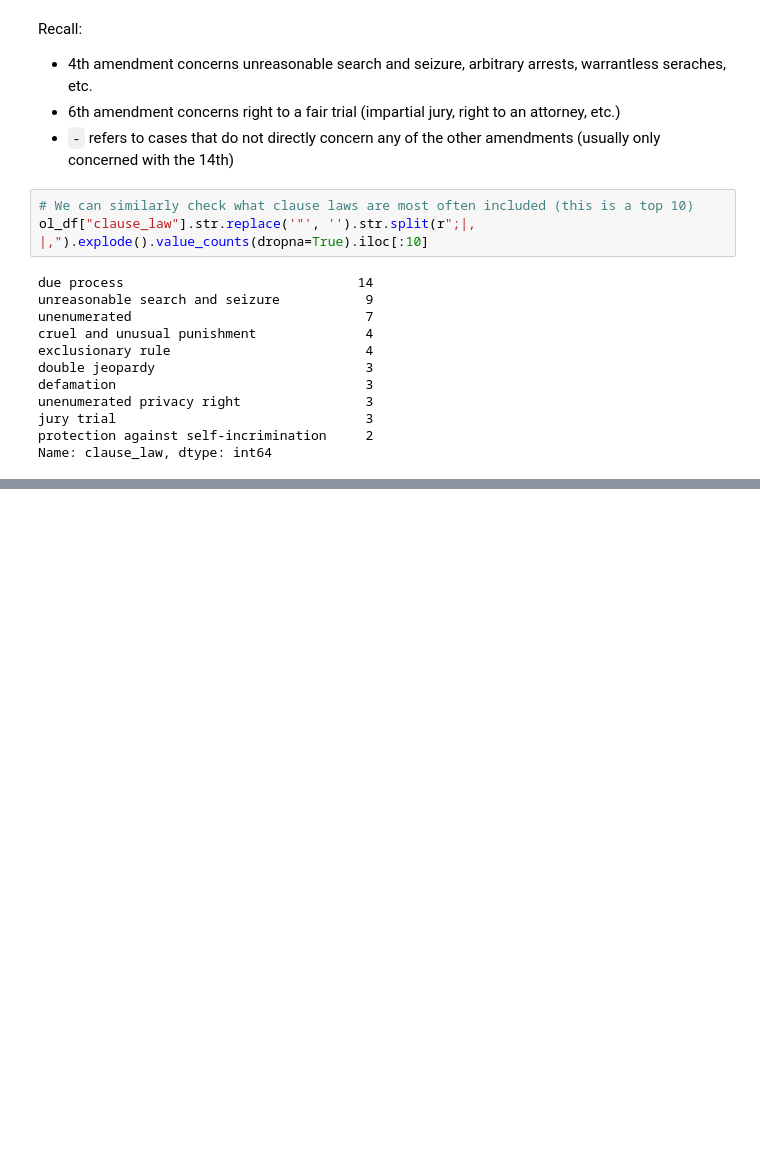
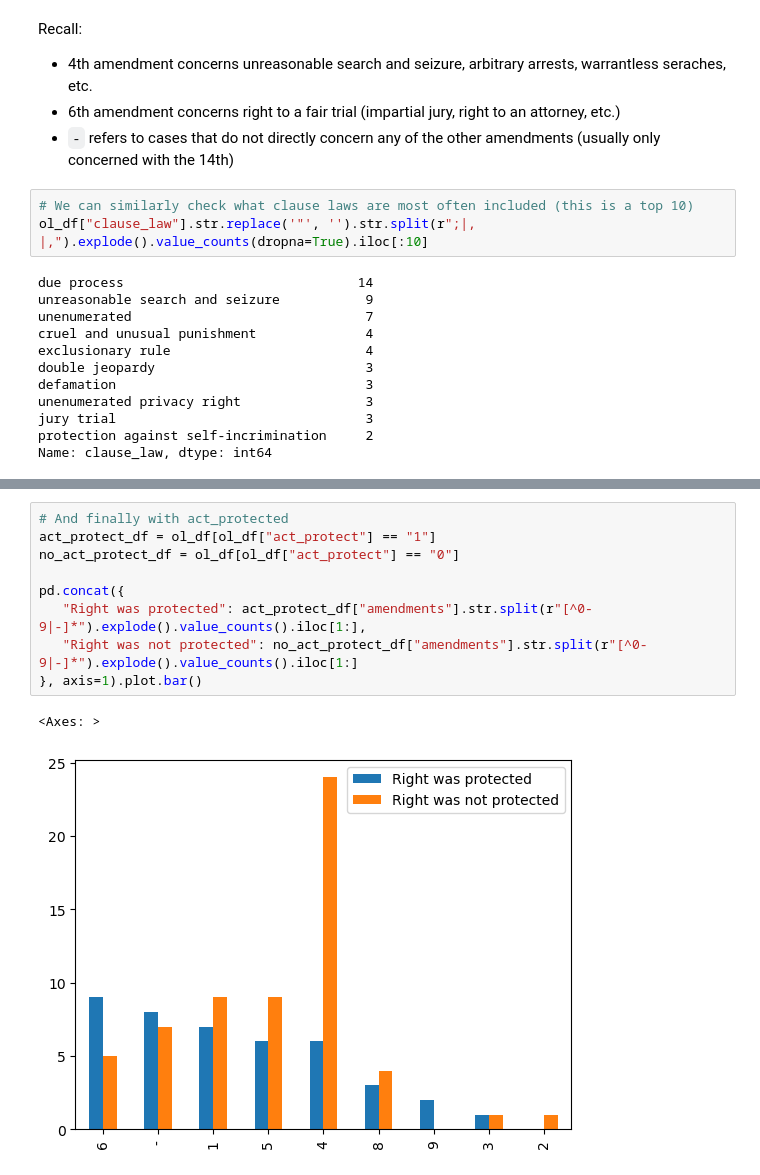
Before and after one commit to Athan13/OrderedLibertyPCS, a Jupyter notebook: right_and_clause.ipynb, the cells around one changed output, grey strips where cells are left out. Drawn from its saved outputs; the diff is of its cells as text; blank space fills up the shorter version.

```diff
--- a/right_and_clause.ipynb
+++ b/right_and_clause.ipynb
@@ -51,0 +97,12 @@ Name: clause_law, dtype: int64
+# %%
+# And finally with act_protected
+act_protect_df = ol_df[ol_df["act_protect"] == "1"]
+no_act_protect_df = ol_df[ol_df["act_protect"] == "0"]
+
+pd.concat({
+   "Right was protected": act_protect_df["amendments"].str.split(r"[^0-9|-]*").explode().value_counts().iloc[1:],
+   "Right was not protected": no_act_protect_df["amendments"].str.split(r"[^0-9|-]*").explode().value_counts().iloc[1:]
+}, axis=1).plot.bar()
+# %% [output]
+<Axes: >
+[figure, added]
```
Also changed, not shown: parts of 11 cells of this notebook.
